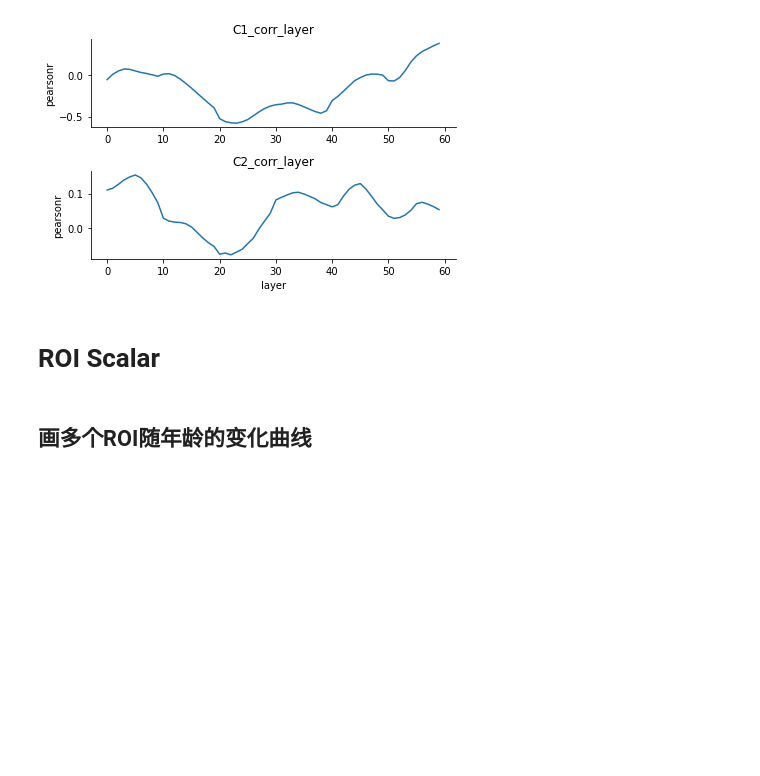
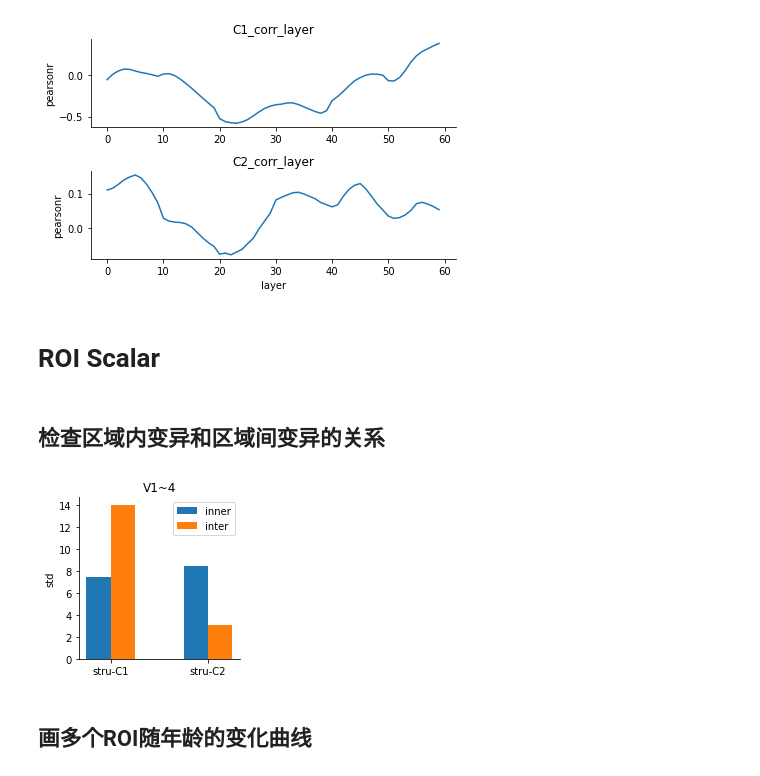
Before and after one commit to BNUCNL/nibrain, a Jupyter notebook: cxy_visual_dev/scripts/plot_line_bar.ipynb, the cells around one changed output. Cells and saved outputs as stored; diff of their text form; code cells hidden in the pictures; blank space fills up the shorter version.

Commit message:
cxy_visual_dev: check inner and inter var of C1 and C2

```diff
--- a/cxy_visual_dev/scripts/plot_line_bar.ipynb
+++ b/cxy_visual_dev/scripts/plot_line_bar.ipynb
@@ -486,6 +486,39 @@ plot_line(
 [figure]
 # %% [markdown]
 # ROI Scalar
+# %% [markdown]
+## 检查区域内变异和区域间变异的关系
+# %%
+# roi_title = 'MMP-vis3-R'
+# roi_title = 'ex(V1~4)'
+roi_title = 'V1~4'
+figsize = (3, 3)
+pc_names = ('stru-C1', 'stru-C2')
+rois = get_rois('MMP-vis3-R')
+fpath = pjoin(anal_dir, 'ROI_scalar/ROI_scalar1_MMP-vis3-R.csv')
+out_file = pjoin(work_dir, 'PC12-inner-inter-var.jpg')
+# out_file = 'show'
+
+df = pd.read_csv(fpath, index_col=0)
+if roi_title == 'MMP-vis3-R':
+    assert sorted(df.columns) == sorted(rois)
+elif roi_title == 'ex(V1~4)':
+    for roi in ['R_V1', 'R_V2', 'R_V3', 'R_V4']:
+        rois.remove(roi)
+elif roi_title == 'V1~4':
+    rois = ['R_V1', 'R_V2', 'R_V3', 'R_V4']
+else:
+    raise ValueError
+
+labels = ('inner', 'inter')
+y_inner = [np.mean(df.loc[f'std_{pc_name}', rois]) for pc_name in pc_names]
+y_inter = [np.std(df.loc[f'mean_{pc_name}', rois], ddof=1) for pc_name in pc_names]
+y = np.array([y_inner, y_inter])
+
+plot_bar(y, figsize=figsize, label=labels, xticklabel=pc_names,
+         title=roi_title, ylabel='std', mode=out_file)
+# %% [output]
+[figure, added]
 # %% [markdown]
 ## 画多个ROI随年龄的变化曲线
 # %%
```
